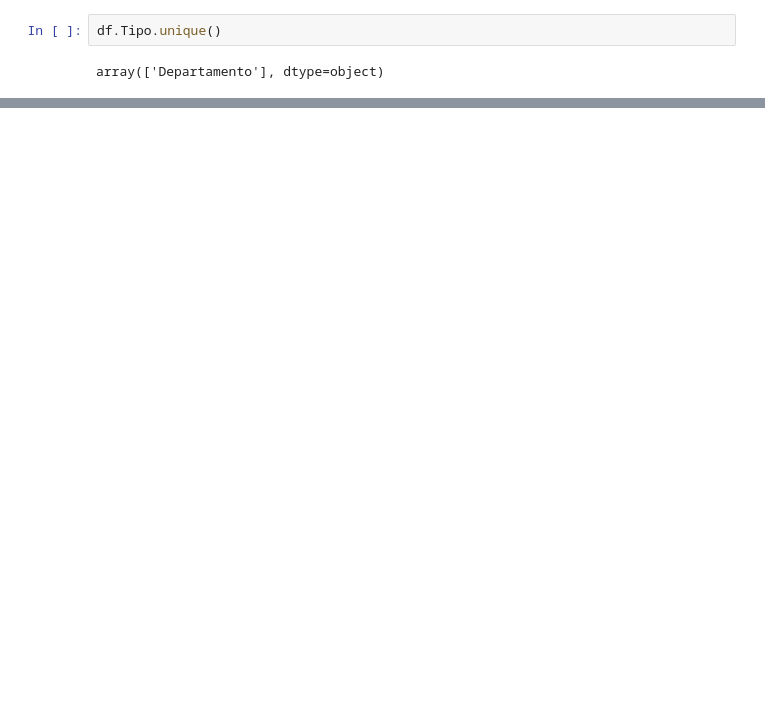
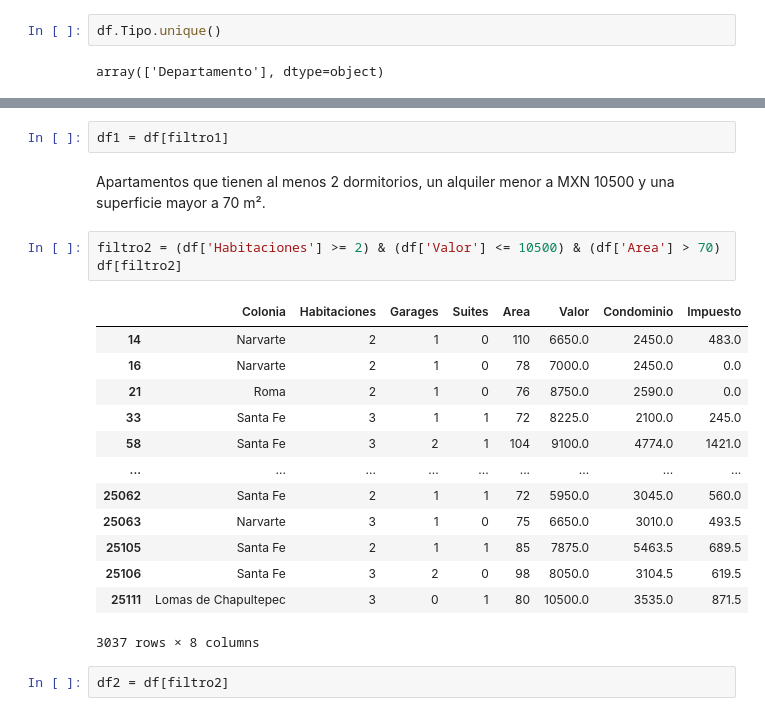
Before and after one commit to LejImkoaj/iniciando-pandas, a Jupyter notebook: pandas-bibliotecas.ipynb, the cells around one changed output, grey strips where cells are left out. Drawn from its saved outputs; the diff is of its cells as text; blank space fills up the shorter version.

```diff
--- a/pandas-bibliotecas.ipynb
+++ b/pandas-bibliotecas.ipynb
@@ -565,0 +637,23 @@ df.sample(10)
+# %%
+df1 = df[filtro1]
+# %% [markdown]
+Apartamentos que tienen al menos 2 dormitorios, un alquiler menor a MXN 10500 y una superficie mayor a 70 m².
+# %%
+filtro2 = (df['Habitaciones'] >= 2) & (df['Valor'] <= 10500) & (df['Area'] > 70)
+df[filtro2]
+# %% [output]
+|  | Colonia | Habitaciones | Garages | Suites | Area | Valor | Condominio | Impuesto |
+| 14 | Narvarte | 2 | 1 | 0 | 110 | 6650.0 | 2450.0 | 483.0 |
+| 16 | Narvarte | 2 | 1 | 0 | 78 | 7000.0 | 2450.0 | 0.0 |
+| 21 | Roma | 2 | 1 | 0 | 76 | 8750.0 | 2590.0 | 0.0 |
+| 33 | Santa Fe | 3 | 1 | 1 | 72 | 8225.0 | 2100.0 | 245.0 |
+| 58 | Santa Fe | 3 | 2 | 1 | 104 | 9100.0 | 4774.0 | 1421.0 |
+| ... | ... | ... | ... | ... | ... | ... | ... | ... |
+| 25062 | Santa Fe | 2 | 1 | 1 | 72 | 5950.0 | 3045.0 | 560.0 |
+| 25063 | Narvarte | 3 | 1 | 0 | 75 | 6650.0 | 3010.0 | 493.5 |
+| 25105 | Santa Fe | 2 | 1 | 1 | 85 | 7875.0 | 5463.5 | 689.5 |
+| 25106 | Santa Fe | 3 | 2 | 0 | 98 | 8050.0 | 3104.5 | 619.5 |
+| 25111 | Lomas de Chapultepec | 3 | 0 | 1 | 80 | 10500.0 | 3535.0 | 871.5 |
+3037 rows × 8 columns
+# %%
+df2 = df[filtro2]
```
Also changed, not shown: parts of 7 cells of this notebook.
